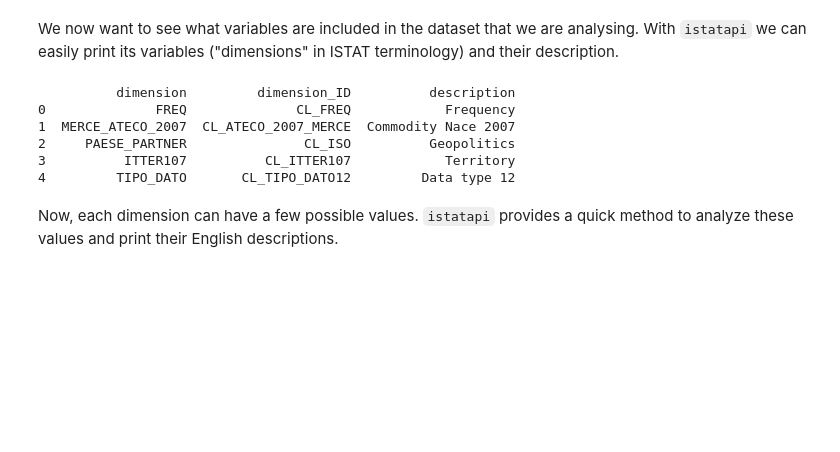
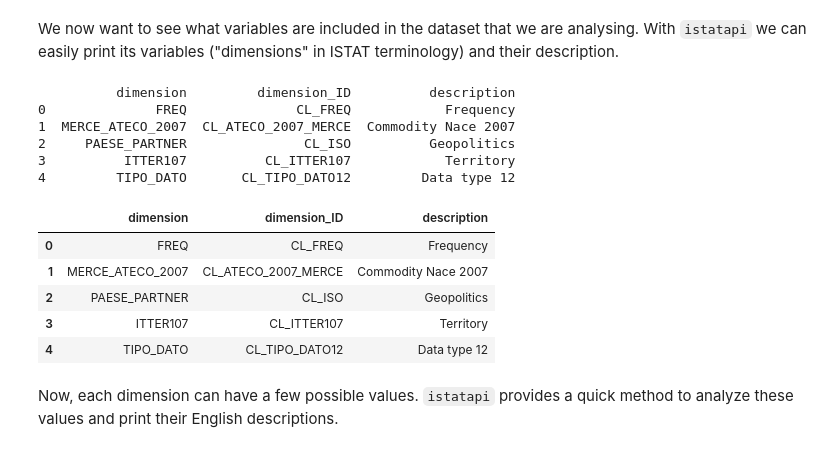
Before and after one commit to Attol8/istatapi, a Jupyter notebook: _proc/index.ipynb, the cells around one changed output. Drawn from its saved outputs; the diff is of its cells as text; code cells hidden in the pictures; blank space fills up the shorter version.

```diff
--- a/_proc/index.ipynb
+++ b/_proc/index.ipynb
@@ -72,15 +94,27 @@ To retrieve data from a specific dataset, we first need to create an instance of
 ds = discovery.DataSet(dataflow_identifier="139_176")
 # %% [markdown]
 We now want to see what variables are included in the dataset that we are analysing. With `istatapi` we can easily print its variables ("dimensions" in ISTAT terminology) and their description.
-# %%
-ds.dimensions_info()
-# %% [output]
-          dimension         dimension_ID          description
-0              FREQ              CL_FREQ            Frequency
-1  MERCE_ATECO_2007  CL_ATECO_2007_MERCE  Commodity Nace 2007
-2     PAESE_PARTNER               CL_ISO          Geopolitics
-3          ITTER107          CL_ITTER107            Territory
-4         TIPO_DATO       CL_TIPO_DATO12         Data type 12
+# %%
+#| output: false
+ds.dimensions_info()
+# %% [output]
+          dimension         dimension_ID          description
+0              FREQ              CL_FREQ            Frequency
+1  MERCE_ATECO_2007  CL_ATECO_2007_MERCE  Commodity Nace 2007
+2     PAESE_PARTNER               CL_ISO          Geopolitics
+3          ITTER107          CL_ITTER107            Territory
+4         TIPO_DATO       CL_TIPO_DATO12         Data type 12
+# %%
+#| echo: false
+from IPython.display import display, HTML
+display(HTML(ds.dimensions_info().to_html()))
+# %% [output]
+|  | dimension | dimension_ID | description |
+| 0 | FREQ | CL_FREQ | Frequency |
+| 1 | MERCE_ATECO_2007 | CL_ATECO_2007_MERCE | Commodity Nace 2007 |
+| 2 | PAESE_PARTNER | CL_ISO | Geopolitics |
+| 3 | ITTER107 | CL_ITTER107 | Territory |
+| 4 | TIPO_DATO | CL_TIPO_DATO12 | Data type 12 |
 # %% [markdown]
 Now, each dimension can have a few possible values. `istatapi` provides a quick method to analyze these values and print their English descriptions.
 # %%
```
Also changed, not shown: parts of 10 cells of this notebook, 3 other files.
